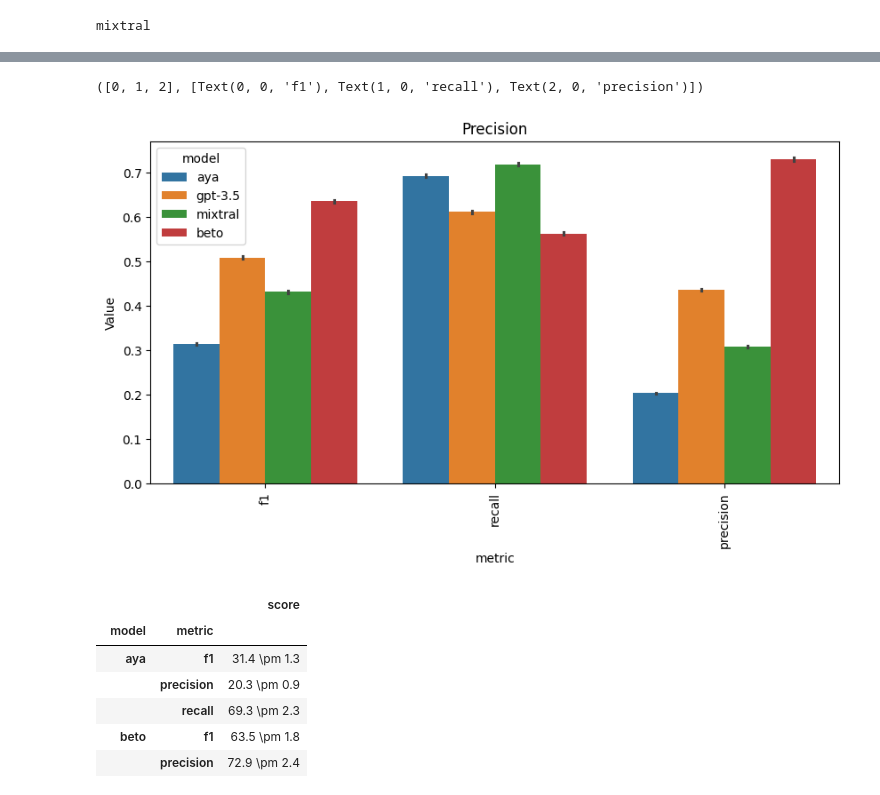
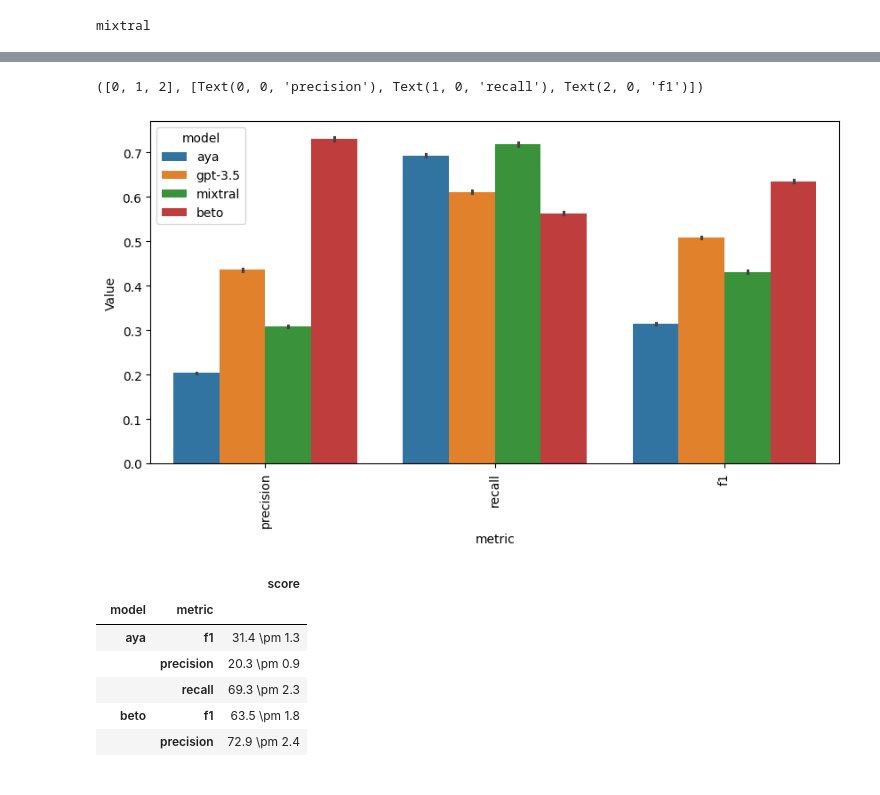
Before and after one commit to finiteautomata/rioplatense_hate_speech, a Jupyter notebook: notebooks/Results_full.ipynb, the cells around one changed output, grey strips where cells are left out. Drawn from its saved outputs; the diff is of its cells as text; code cells hidden in the pictures.

```diff
--- a/notebooks/Results_full.ipynb
+++ b/notebooks/Results_full.ipynb
@@ -63,7 +61,7 @@ metrics = []
 
 for name, df in dfs.items():
     print(name)
-    for label in tqdm(all_labels):
+    for label in tqdm(labels):
 
         for metric in {"precision", "recall", "f1"}:
             if metric == "precision":
@@ -219,25 +249,23 @@ hate_metrics
 # %%
 import seaborn as sns
 import matplotlib.pyplot as plt
 
 
 # Create the barplot
 
 plt.figure(figsize=(10, 5))
 sns.barplot(x='metric', y='score', hue='model', data=hate_metrics, hue_order=model_order)
 
 
-# Set the plot title and labels
-plt.title(metric.capitalize())
 plt.ylabel('Value')
 
 # Show the plot
 
 plt.xticks(rotation=90)
 #plt.show()
 # %% [output]
-([0, 1, 2], [Text(0, 0, 'f1'), Text(1, 0, 'recall'), Text(2, 0, 'precision')])
+([0, 1, 2], [Text(0, 0, 'precision'), Text(1, 0, 'recall'), Text(2, 0, 'f1')])
-[figure, old version]
+[figure, new version]
 # %%
 
 # Show as mean +/- std
```
Also changed, not shown: parts of 8 cells of this notebook, 3 other files.
